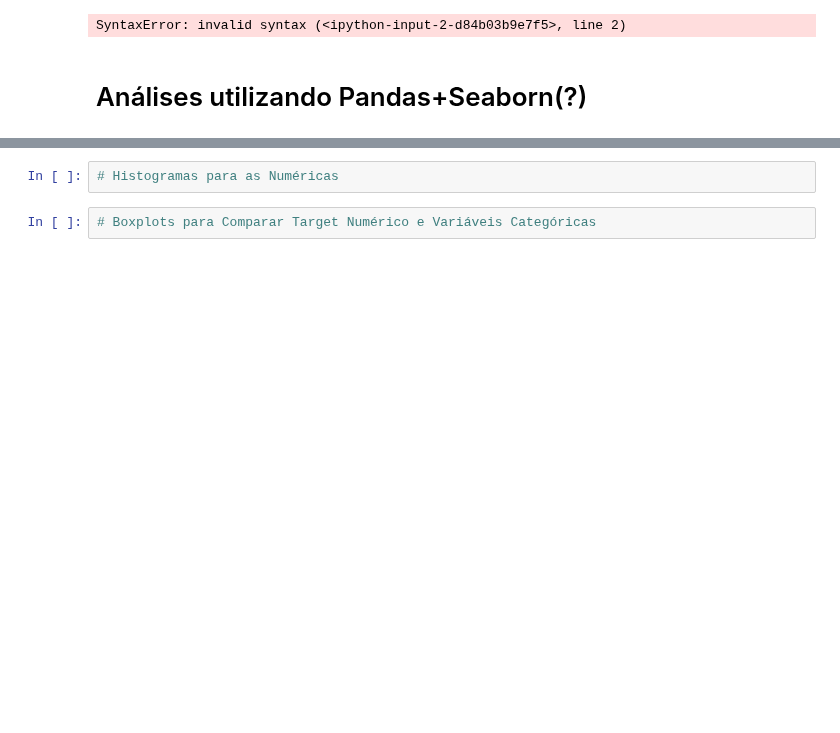
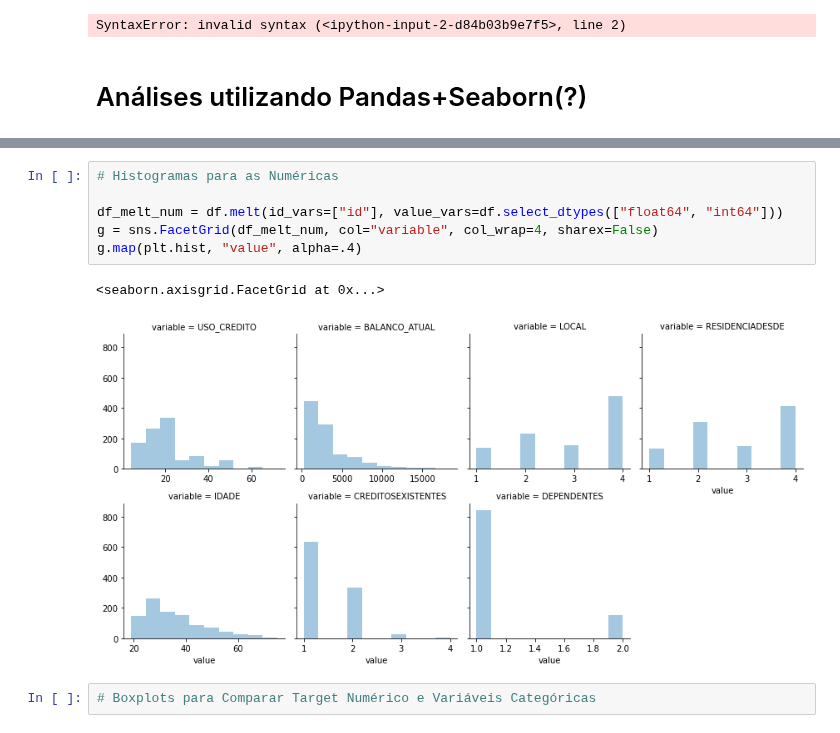
Before and after one commit to lauraalexandria/cursos-python, a Jupyter notebook: analises_iniciais.ipynb, the cells around one changed output, grey strips where cells are left out. Cells and saved outputs as stored; diff of their text form; blank space fills up the shorter version.

```diff
--- a/analises_iniciais.ipynb
+++ b/analises_iniciais.ipynb
@@ -169,5 +210,12 @@ SyntaxError: invalid syntax (<ipython-input-2-d84b03b9e7f5>, line 2)
 # %%
 # Histogramas para as Numéricas
+
+df_melt_num = df.melt(id_vars=["id"], value_vars=df.select_dtypes(["float64", "int64"]))
+g = sns.FacetGrid(df_melt_num, col="variable", col_wrap=4, sharex=False)
+g.map(plt.hist, "value", alpha=.4)
+# %% [output]
+<seaborn.axisgrid.FacetGrid at 0x...>
+[figure, added]
 # %%
 # Boxplots para Comparar Target Numérico e Variáveis Categóricas
 # %%
```
Also changed, not shown: parts of 5 cells of this notebook.
